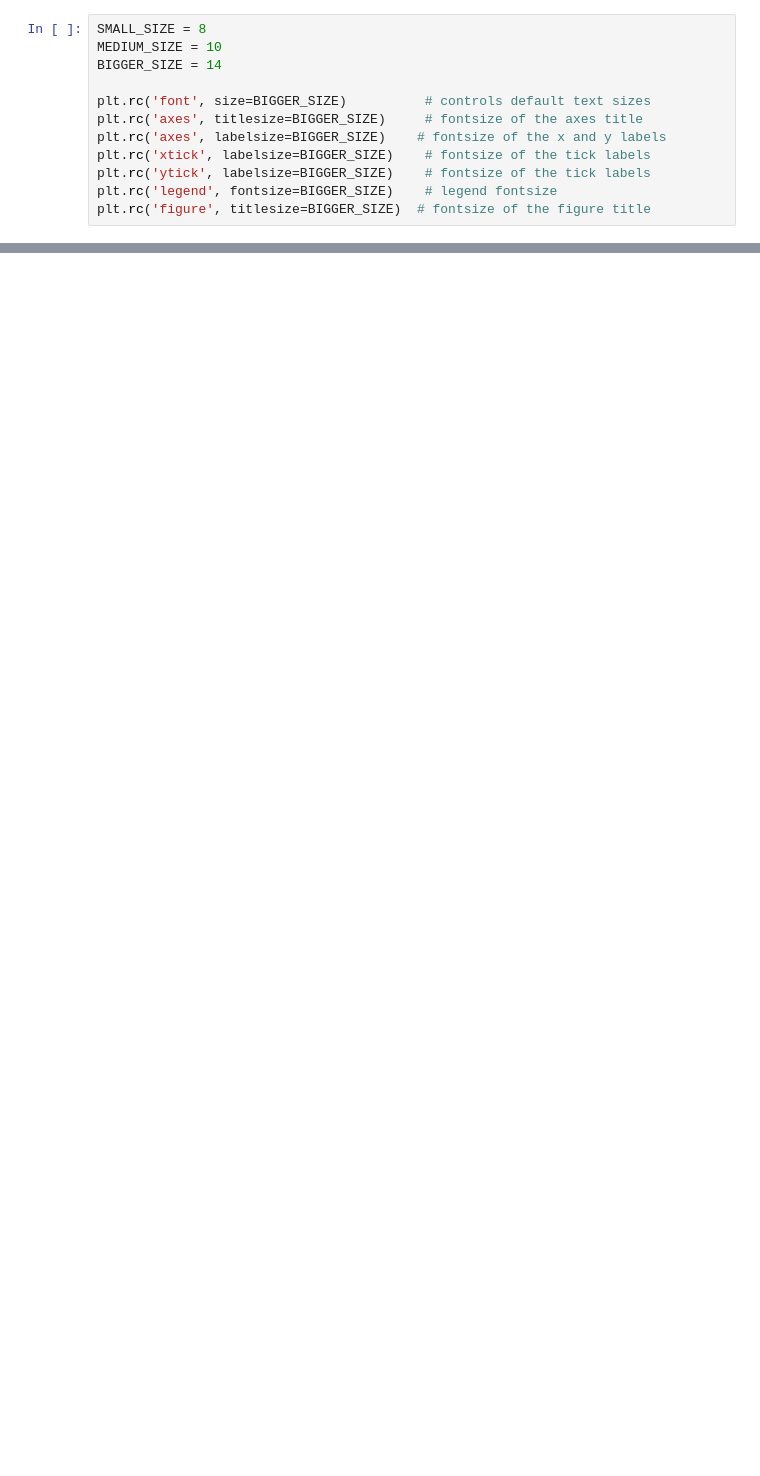
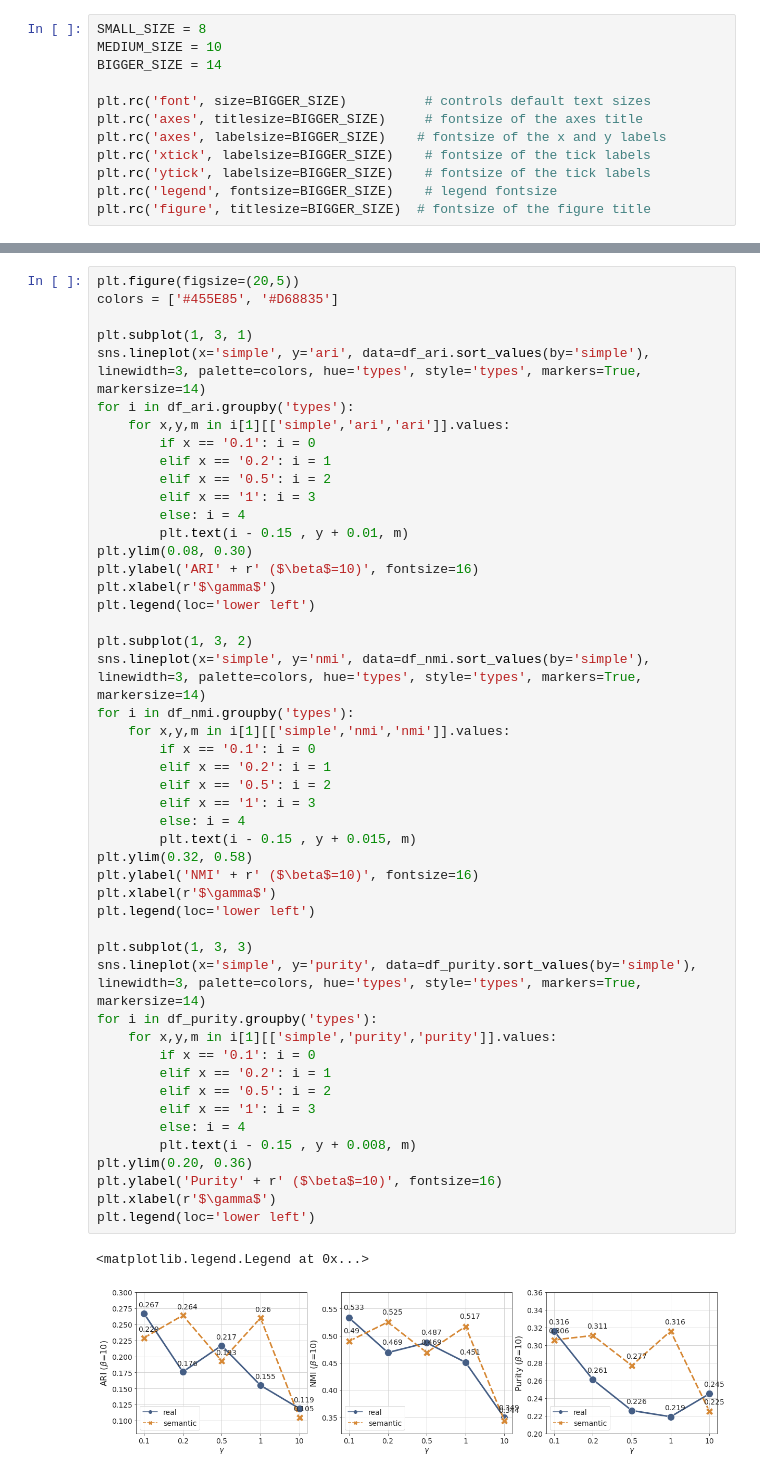
Before and after one commit to hopemini/data_processing, a Jupyter notebook: jideca_params/find_mean_b10.ipynb, the cells around one changed output, grey strips where cells are left out. Drawn from its saved outputs; the diff is of its cells as text; blank space fills up the shorter version.

```diff
--- a/jideca_params/find_mean_b10.ipynb
+++ b/jideca_params/find_mean_b10.ipynb
@@ -164,0 +165,51 @@ plt.savefig('../result/beta_10_purity_means.png', transparent=True)
+# %%
+plt.figure(figsize=(20,5))
+colors = ['#455E85', '#D68835']
+
+plt.subplot(1, 3, 1)
+sns.lineplot(x='simple', y='ari', data=df_ari.sort_values(by='simple'), linewidth=3, palette=colors, hue='types', style='types', markers=True, markersize=14)
+for i in df_ari.groupby('types'):
+    for x,y,m in i[1][['simple','ari','ari']].values:
+        if x == '0.1': i = 0
+        elif x == '0.2': i = 1
+        elif x == '0.5': i = 2
+        elif x == '1': i = 3
+        else: i = 4
+        plt.text(i - 0.15 , y + 0.01, m)
+plt.ylim(0.08, 0.30)
+plt.ylabel('ARI' + r' ($\beta$=10)', fontsize=16)
+plt.xlabel(r'$\gamma$')
+plt.legend(loc='lower left')
+
+plt.subplot(1, 3, 2)
+sns.lineplot(x='simple', y='nmi', data=df_nmi.sort_values(by='simple'), linewidth=3, palette=colors, hue='types', style='types', markers=True, markersize=14)
+for i in df_nmi.groupby('types'):
+    for x,y,m in i[1][['simple','nmi','nmi']].values:
+        if x == '0.1': i = 0
+        elif x == '0.2': i = 1
+        elif x == '0.5': i = 2
+        elif x == '1': i = 3
+        else: i = 4
+        plt.text(i - 0.15 , y + 0.015, m)
+plt.ylim(0.32, 0.58)
+plt.ylabel('NMI' + r' ($\beta$=10)', fontsize=16)
+plt.xlabel(r'$\gamma$')
+plt.legend(loc='lower left')
+
+plt.subplot(1, 3, 3)
+sns.lineplot(x='simple', y='purity', data=df_purity.sort_values(by='simple'), linewidth=3, palette=colors, hue='types', style='types', markers=True, markersize=14)
+for i in df_purity.groupby('types'):
+    for x,y,m in i[1][['simple','purity','purity']].values:
+        if x == '0.1': i = 0
+        elif x == '0.2': i = 1
+        elif x == '0.5': i = 2
+        elif x == '1': i = 3
+        else: i = 4
+        plt.text(i - 0.15 , y + 0.008, m)
+plt.ylim(0.20, 0.36)
+plt.ylabel('Purity' + r' ($\beta$=10)', fontsize=16)
+plt.xlabel(r'$\gamma$')
+plt.legend(loc='lower left')
+# %% [output]
+<matplotlib.legend.Legend at 0x...>
+[figure, added]
```
Also changed, not shown: parts of 5 cells of this notebook, 15 other files.
